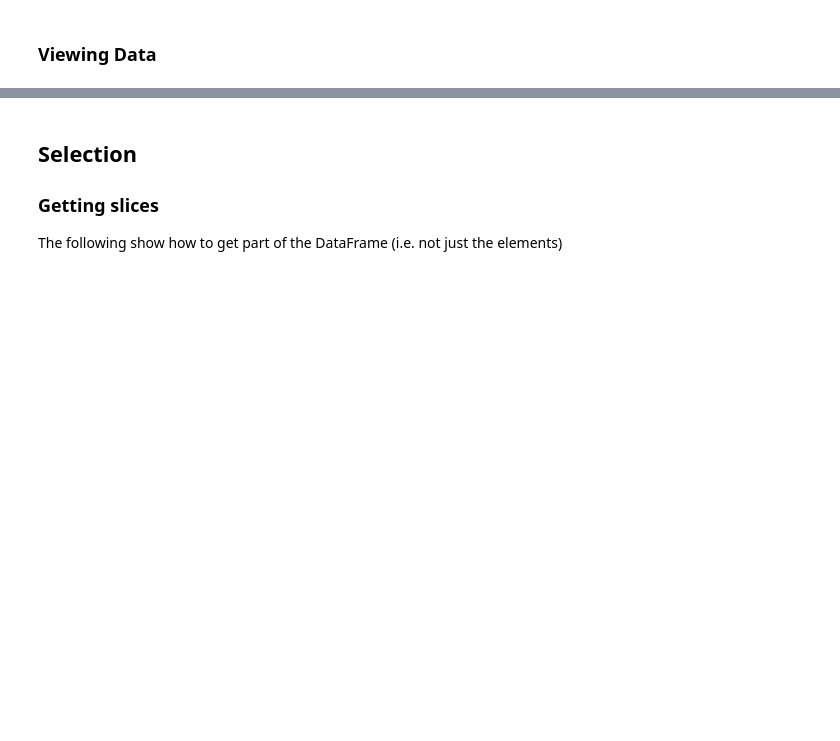
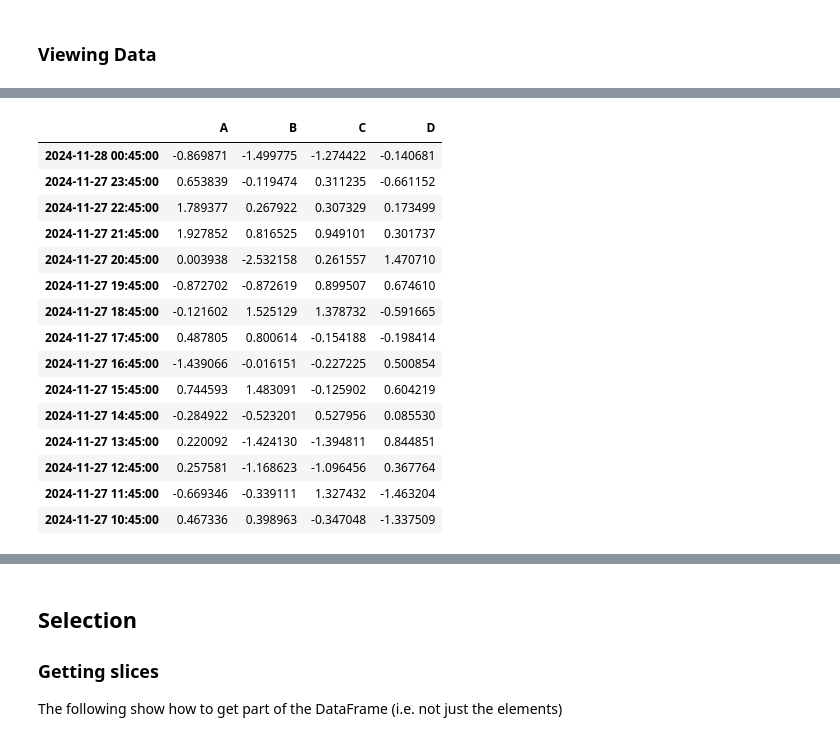
Before and after one commit to nicolomontagner02/LaboratoryOfComputationalPhysics_Y7, a Jupyter notebook: 06_Pandas.ipynb, the cells around one changed output, grey strips where cells are left out. Cells and saved outputs as stored; diff of their text form; code cells hidden in the pictures; blank space fills up the shorter version.

```diff
--- a/06_Pandas.ipynb
+++ b/06_Pandas.ipynb
@@ -161,3 +336,20 @@ df.T
 # %%
-df.sort_index(axis=0,ascending=True)
+df.sort_index(axis=0,ascending=0)
+# %% [output]
+|  | A | B | C | D |
+| 2024-11-28 00:45:00 | -0.869871 | -1.499775 | -1.274422 | -0.140681 |
+| 2024-11-27 23:45:00 | 0.653839 | -0.119474 | 0.311235 | -0.661152 |
+| 2024-11-27 22:45:00 | 1.789377 | 0.267922 | 0.307329 | 0.173499 |
+| 2024-11-27 21:45:00 | 1.927852 | 0.816525 | 0.949101 | 0.301737 |
+| 2024-11-27 20:45:00 | 0.003938 | -2.532158 | 0.261557 | 1.470710 |
+| 2024-11-27 19:45:00 | -0.872702 | -0.872619 | 0.899507 | 0.674610 |
+| 2024-11-27 18:45:00 | -0.121602 | 1.525129 | 1.378732 | -0.591665 |
+| 2024-11-27 17:45:00 | 0.487805 | 0.800614 | -0.154188 | -0.198414 |
+| 2024-11-27 16:45:00 | -1.439066 | -0.016151 | -0.227225 | 0.500854 |
+| 2024-11-27 15:45:00 | 0.744593 | 1.483091 | -0.125902 | 0.604219 |
+| 2024-11-27 14:45:00 | -0.284922 | -0.523201 | 0.527956 | 0.085530 |
+| 2024-11-27 13:45:00 | 0.220092 | -1.424130 | -1.394811 | 0.844851 |
+| 2024-11-27 12:45:00 | 0.257581 | -1.168623 | -1.096456 | 0.367764 |
+| 2024-11-27 11:45:00 | -0.669346 | -0.339111 | 1.327432 | -1.463204 |
+| 2024-11-27 10:45:00 | 0.467336 | 0.398963 | -0.347048 | -1.337509 |
 # %%
```
Also changed, not shown: parts of 21 cells of this notebook.
